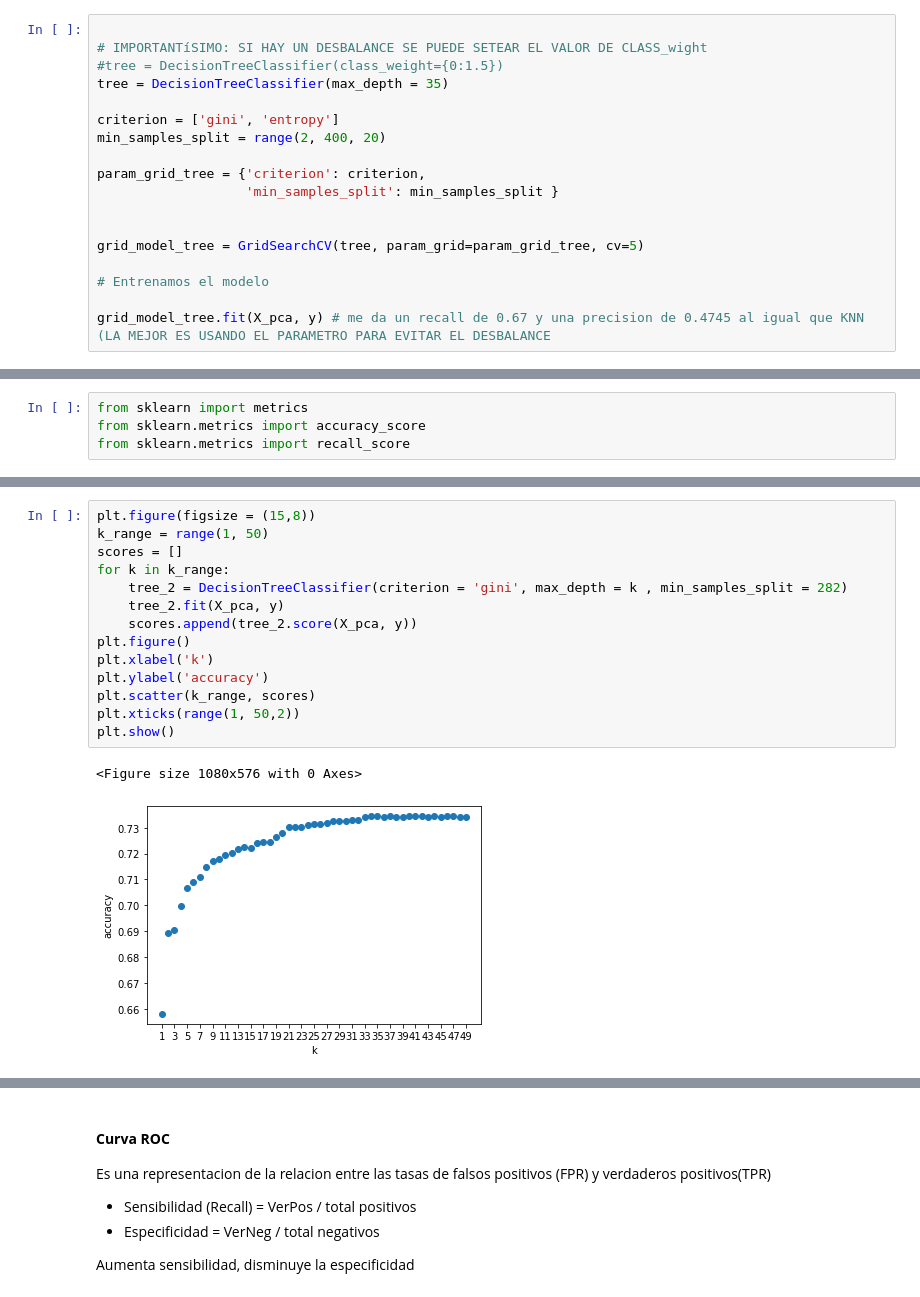
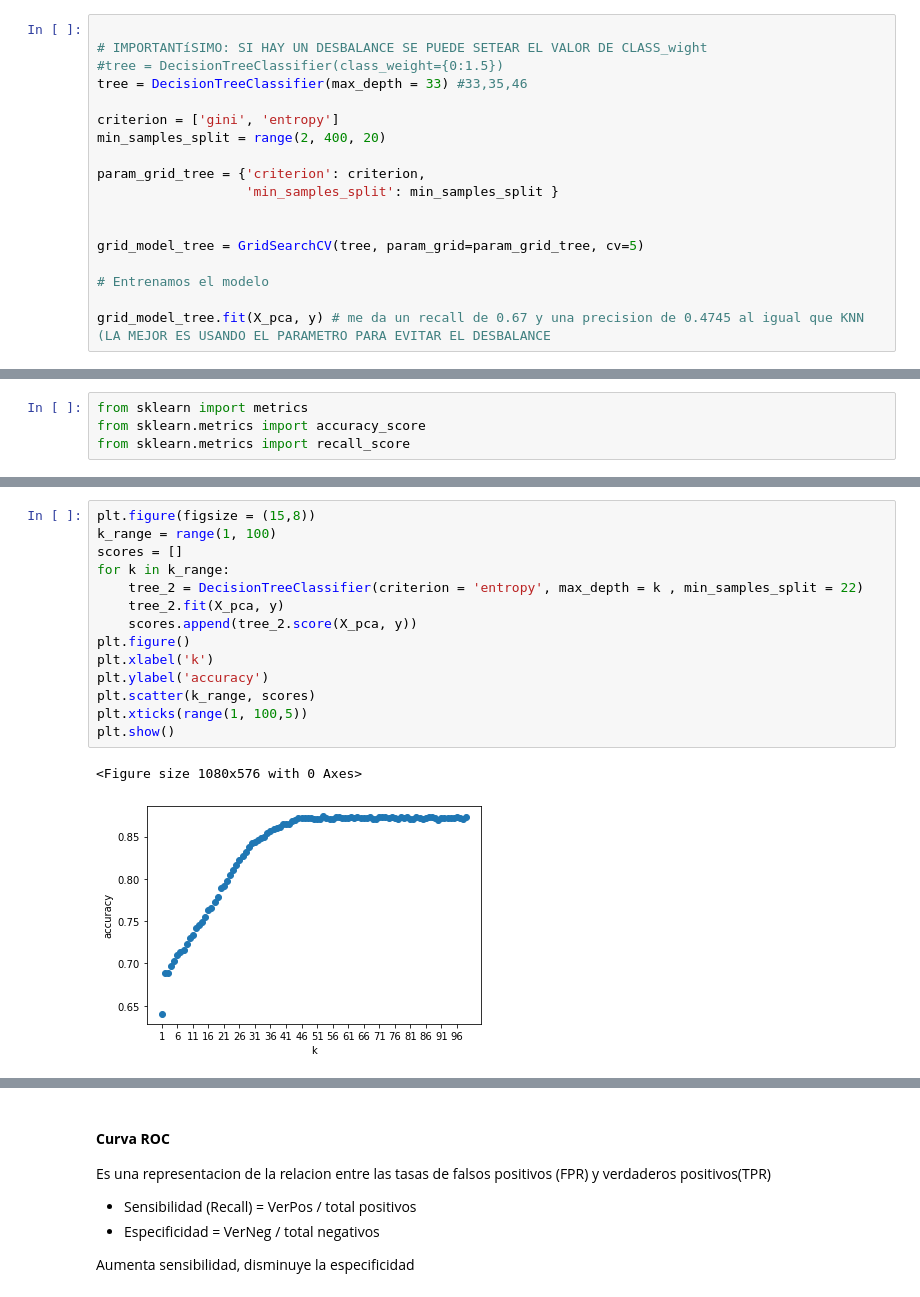
Before and after one commit to MarielCG/Datathon, a Jupyter notebook: Modelos_prueba_v3.ipynb, the cells around one changed output, grey strips where cells are left out. Drawn from its saved outputs; the diff is of its cells as text.

```diff
--- a/Modelos_prueba_v3.ipynb
+++ b/Modelos_prueba_v3.ipynb
@@ -392,7 +392,7 @@ from sklearn.model_selection import GridSearchCV
 
 # IMPORTANTíSIMO: SI HAY UN DESBALANCE SE PUEDE SETEAR EL VALOR DE CLASS_wight
 #tree = DecisionTreeClassifier(class_weight={0:1.5})
-tree = DecisionTreeClassifier(max_depth = 35)
+tree = DecisionTreeClassifier(max_depth = 33) #33,35,46
 
 criterion = ['gini', 'entropy']
 min_samples_split = range(2, 400, 20)
@@ -437,20 +437,20 @@ El recall del modelo es: 0.8737541528239202
 # %%
 plt.figure(figsize = (15,8))
-k_range = range(1, 50)
+k_range = range(1, 100)
 scores = []
 for k in k_range:
-    tree_2 = DecisionTreeClassifier(criterion = 'gini', max_depth = k , min_samples_split = 282)
+    tree_2 = DecisionTreeClassifier(criterion = 'entropy', max_depth = k , min_samples_split = 22)
     tree_2.fit(X_pca, y)
     scores.append(tree_2.score(X_pca, y))
 plt.figure()
 plt.xlabel('k')
 plt.ylabel('accuracy')
 plt.scatter(k_range, scores)
-plt.xticks(range(1, 50,2))
+plt.xticks(range(1, 100,5))
 plt.show()
 # %% [output]
 <Figure size 1080x576 with 0 Axes>
-[figure, old version]
+[figure, new version]
 # %%
 print (metrics.classification_report(y, y_pred_tree))
 
```
Also changed, not shown: parts of 7 cells of this notebook, 1 other file.
